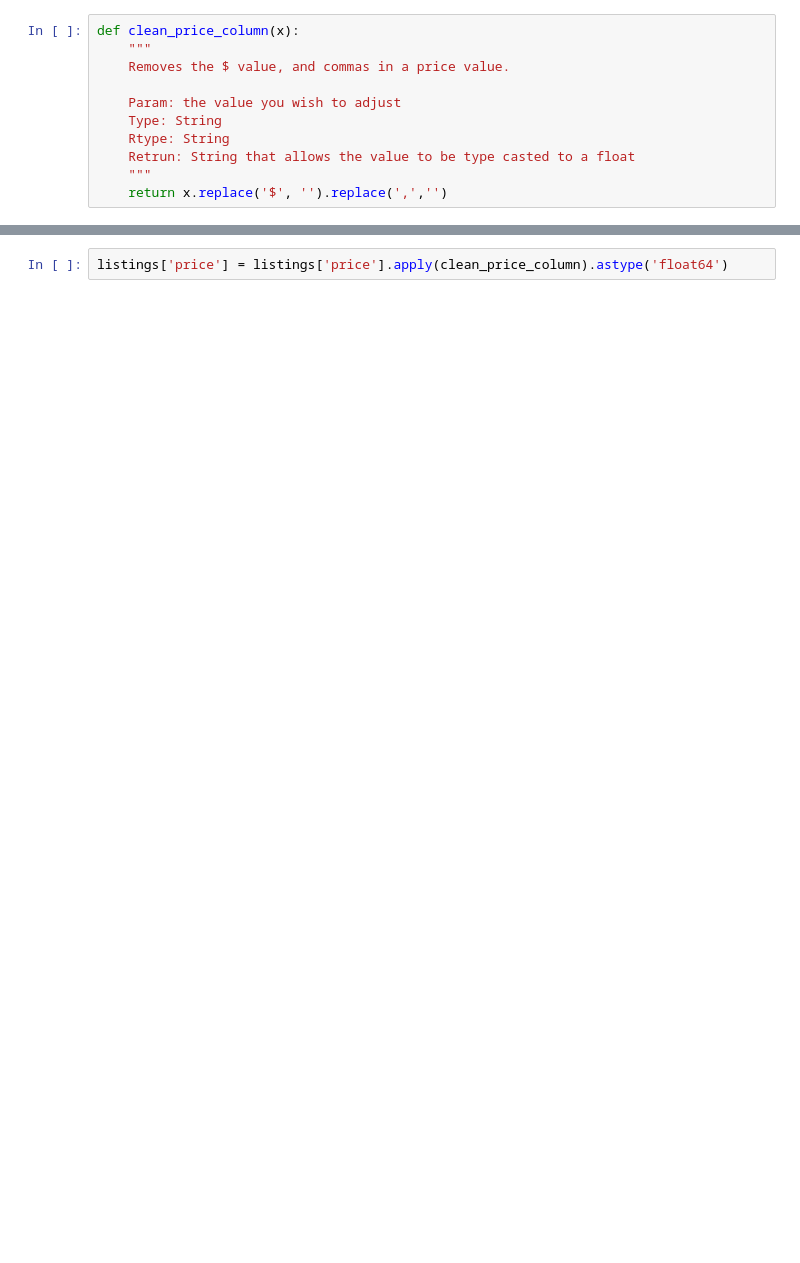
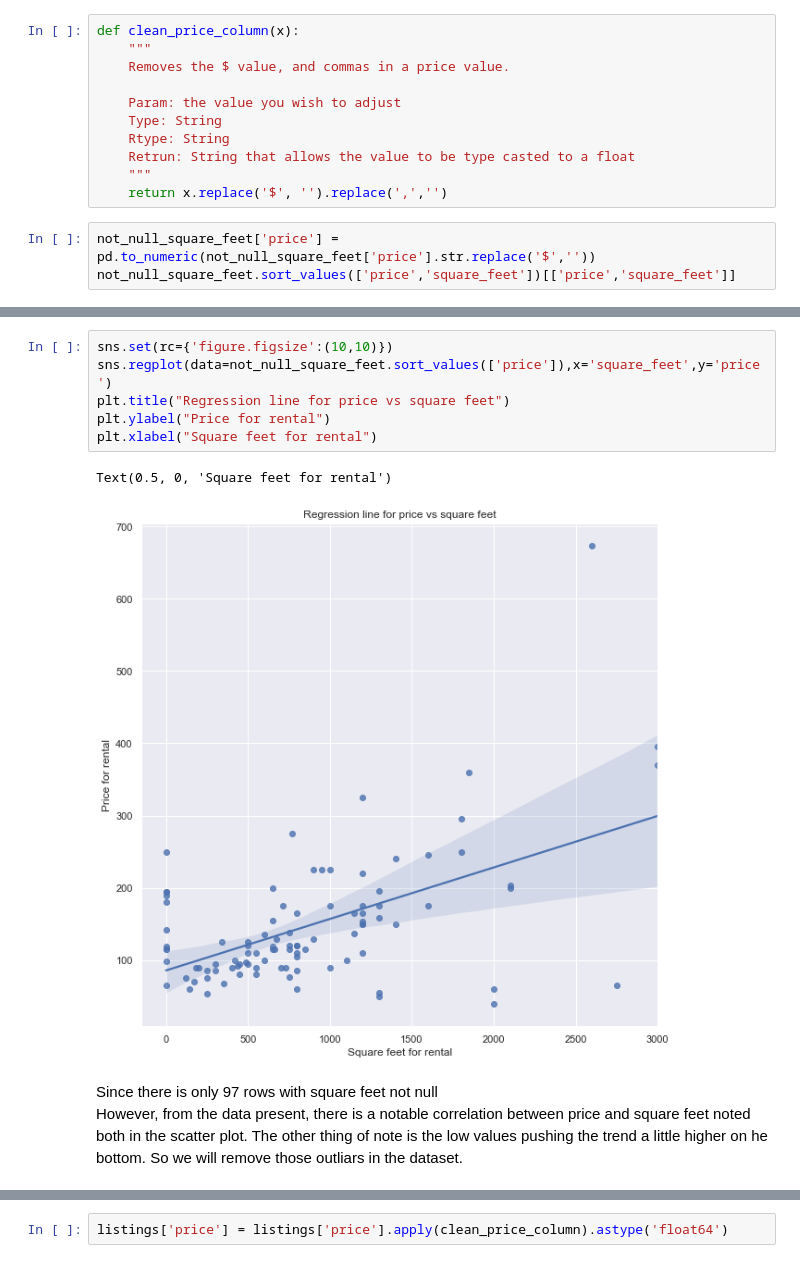
Before and after one commit to ebrunette/UdacityDataScienceNanoDegree, a Jupyter notebook: ProjectOne/AirB&BEDA.ipynb, the cells around one changed output, grey strips where cells are left out. Saved outputs shown, nothing was run; the diff lists cells and outputs as text; blank space fills up the shorter version.

Commit message:
feat: Refactoring and adding in additional plots for summary at the end of the notebook.

```diff
--- a/ProjectOne/AirB&BEDA.ipynb
+++ b/ProjectOne/AirB&BEDA.ipynb
@@ -147,3 +229,6 @@ def clean_price_column(x):
     Retrun: String that allows the value to be type casted to a float
     """
     return x.replace('$', '').replace(',','')
+# %%
+not_null_square_feet['price'] = pd.to_numeric(not_null_square_feet['price'].str.replace('$',''))
+not_null_square_feet.sort_values(['price','square_feet'])[['price','square_feet']]
@@ -149,0 +259,12 @@ def clean_price_column(x):
+# %%
+sns.set(rc={'figure.figsize':(10,10)})
+sns.regplot(data=not_null_square_feet.sort_values(['price']),x='square_feet',y='price')
+plt.title("Regression line for price vs square feet")
+plt.ylabel("Price for rental")
+plt.xlabel("Square feet for rental")
+# %% [output]
+Text(0.5, 0, 'Square feet for rental')
+[figure, added]
+# %% [markdown]
+Since there is only 97 rows with square feet not null <br>
+However, from the data present, there is a notable correlation between price and square feet noted both in the scatter plot. The other thing of note is the low values pushing the trend a little higher on he bottom. So we will remove those outliars in the dataset.
```
Also changed, not shown: parts of 156 cells of this notebook.
